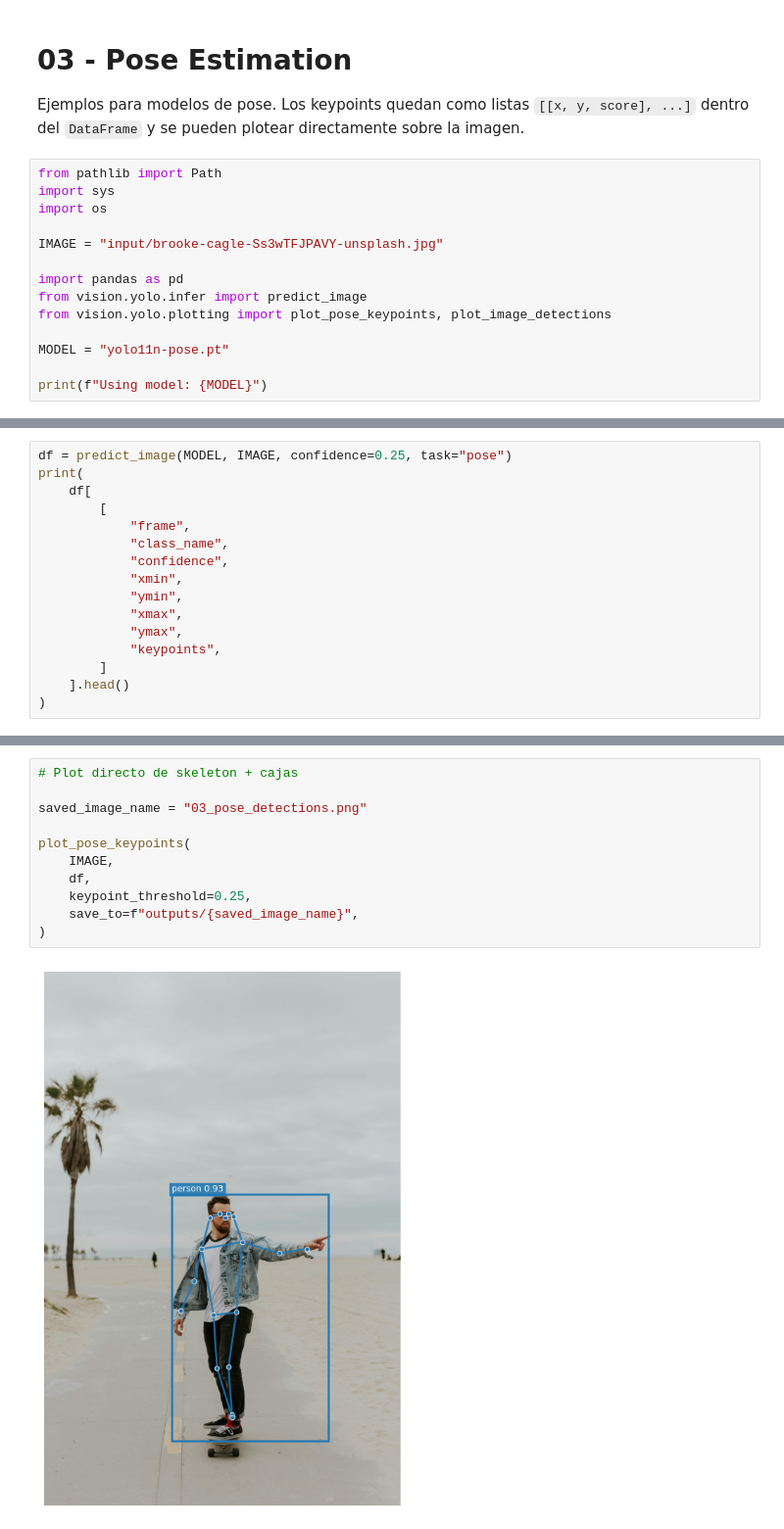
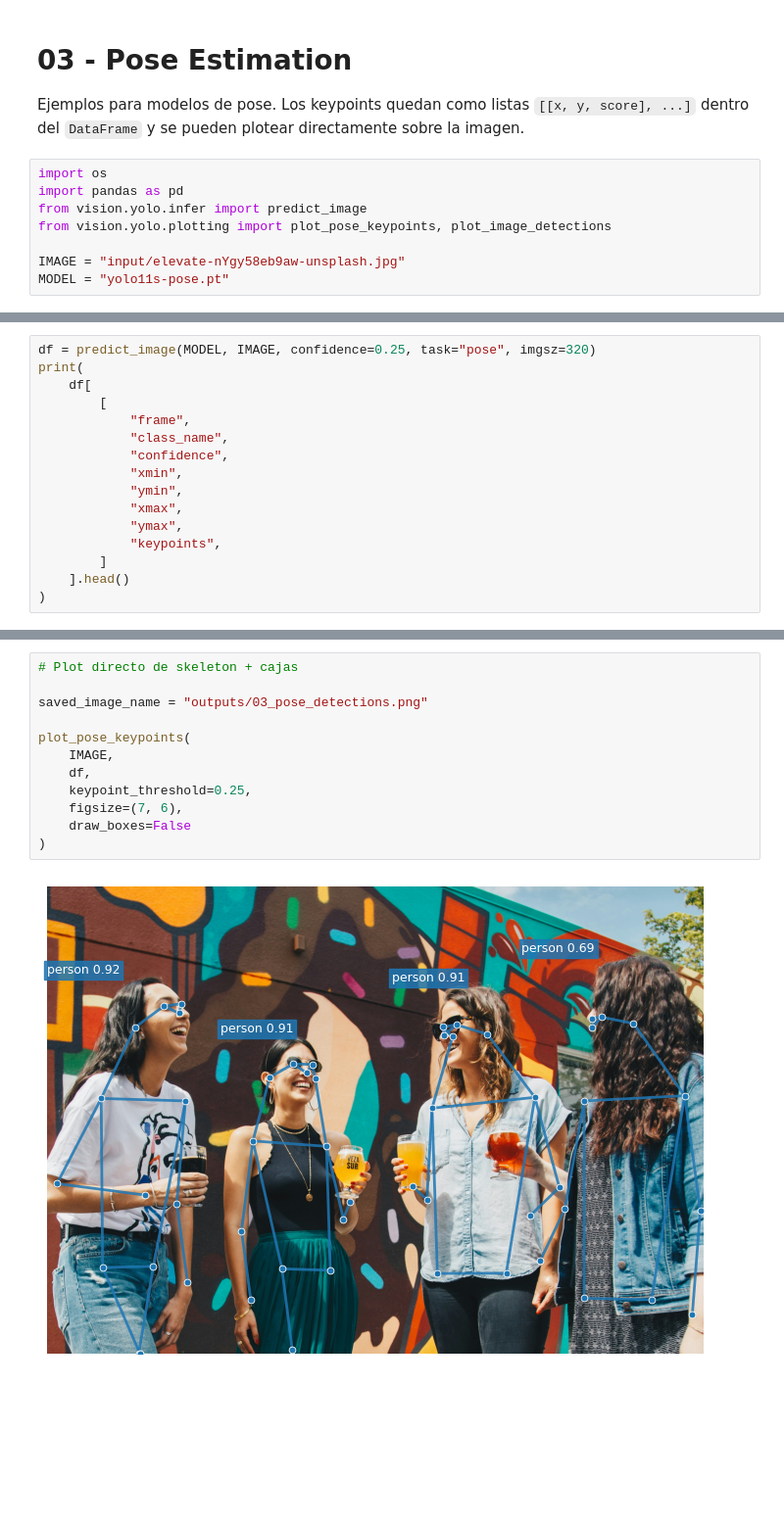
Before and after one commit to juanjosecas/ultrawrapper, a Jupyter notebook: notebooks/03_pose.ipynb, the cells around one changed output, grey strips where cells are left out. Shown at 98% size. Drawn from its saved outputs; the diff is of its cells as text; blank space fills up the shorter version.

```diff
--- a/notebooks/03_pose.ipynb
+++ b/notebooks/03_pose.ipynb
@@ -3,16 +3,10 @@
 
 Ejemplos para modelos de pose. Los keypoints quedan como listas `[[x, y, score], ...]` dentro del `DataFrame` y se pueden plotear directamente sobre la imagen.
 # %%
-from pathlib import Path
-import sys
 import os
-
-IMAGE = "input/brooke-cagle-Ss3wTFJPAVY-unsplash.jpg"
-
 import pandas as pd
 from vision.yolo.infer import predict_image
 from vision.yolo.plotting import plot_pose_keypoints, plot_image_detections
 
-MODEL = "yolo11n-pose.pt"
-
-print(f"Using model: {MODEL}")
+IMAGE = "input/elevate-nYgy58eb9aw-unsplash.jpg"
+MODEL = "yolo11s-pose.pt"
@@ -21,5 +13,5 @@ Using model: yolo11n-pose.pt
 # %%
-df = predict_image(MODEL, IMAGE, confidence=0.25, task="pose")
+df = predict_image(MODEL, IMAGE, confidence=0.25, task="pose", imgsz=320)
 print(
     df[
         [
@@ -43,13 +41,14 @@ print(
 # %%
 # Plot directo de skeleton + cajas
 
-saved_image_name = "03_pose_detections.png"
+saved_image_name = "outputs/03_pose_detections.png"
 
 plot_pose_keypoints(
     IMAGE,
     df,
     keypoint_threshold=0.25,
-    save_to=f"outputs/{saved_image_name}",
+    figsize=(7, 6),
+    draw_boxes=False
 )
 # %% [output]
-[figure, old version]
+[figure, new version]
```
Also changed, not shown: parts of 5 cells of this notebook, 7 other files.
